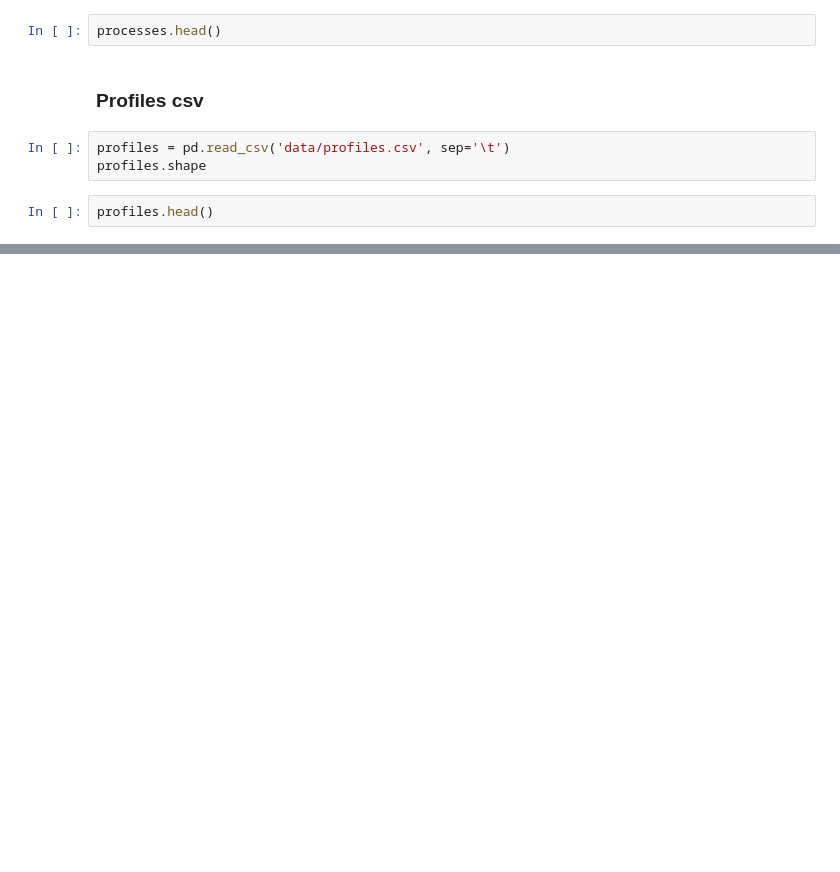
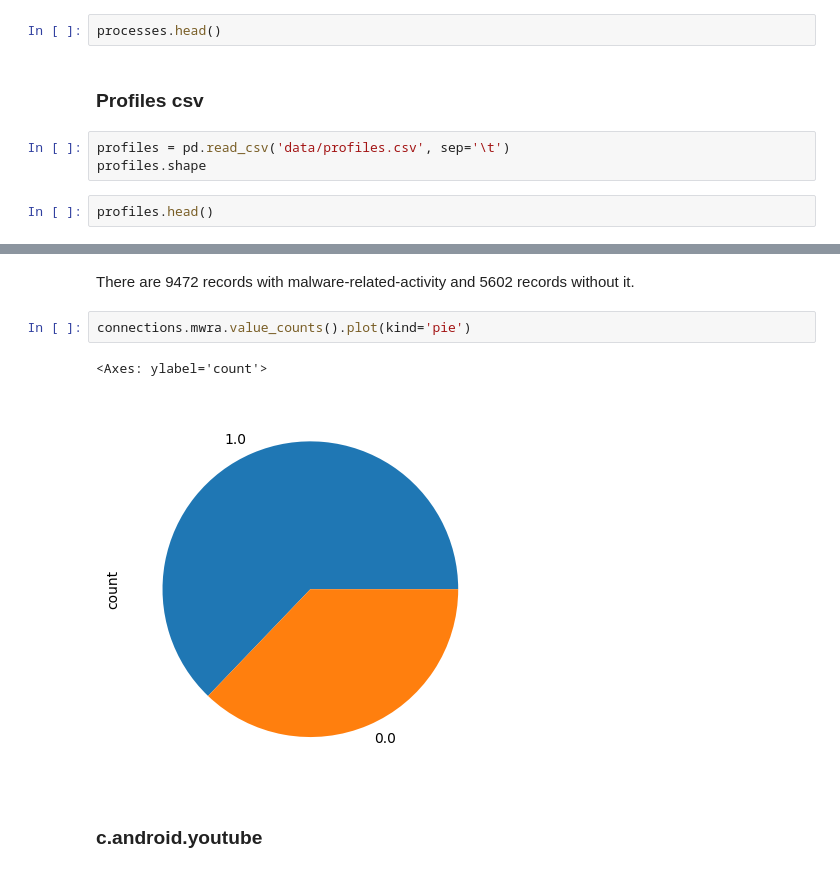
Before and after one commit to MartinH2k3/IAUProject, a Jupyter notebook: phase1-1.ipynb, the cells around one changed output, grey strips where cells are left out. Cells and saved outputs as stored; diff of their text form; blank space fills up the shorter version.

```diff
--- a/phase1-1.ipynb
+++ b/phase1-1.ipynb
@@ -112,0 +273,9 @@ profiles.head()
+# %% [markdown]
+There are 9472 records with malware-related-activity and 5602 records without it.
+# %%
+connections.mwra.value_counts().plot(kind='pie')
+# %% [output]
+<Axes: ylabel='count'>
+[figure, added]
+# %% [markdown]
+### c.android.youtube
```
Also changed, not shown: parts of 39 cells of this notebook.
